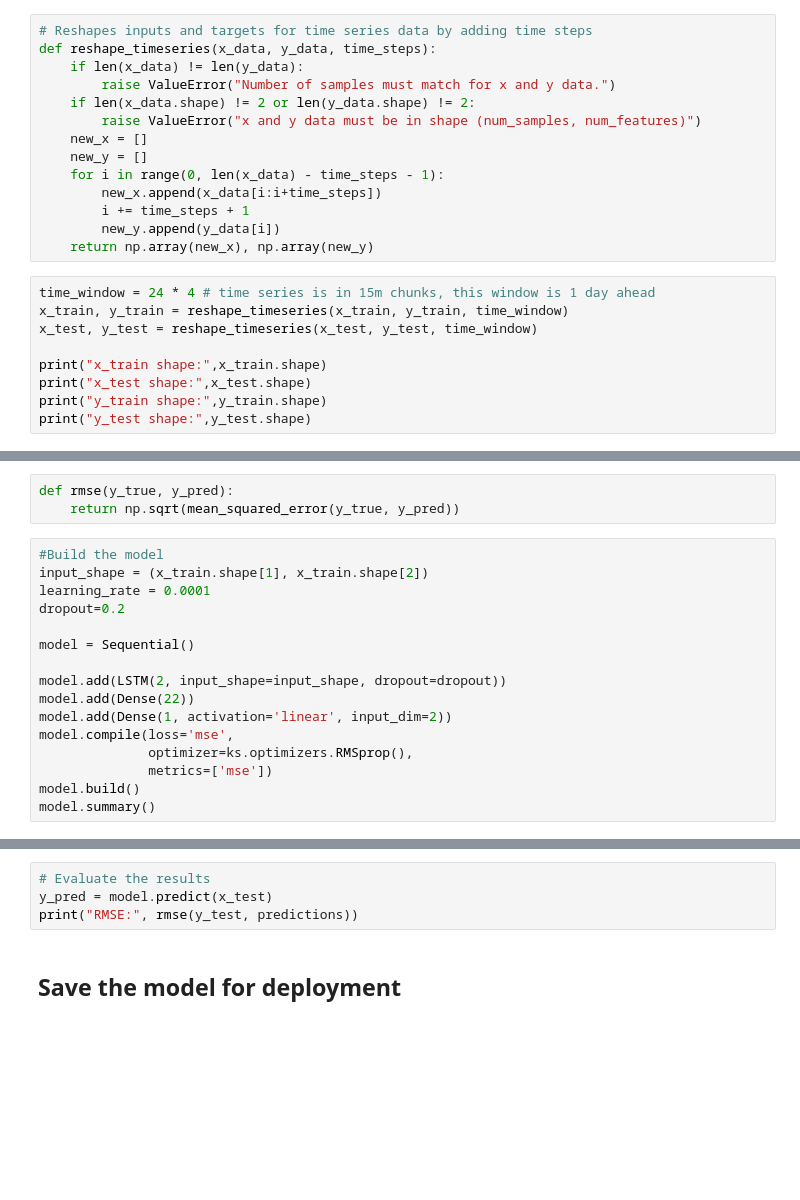
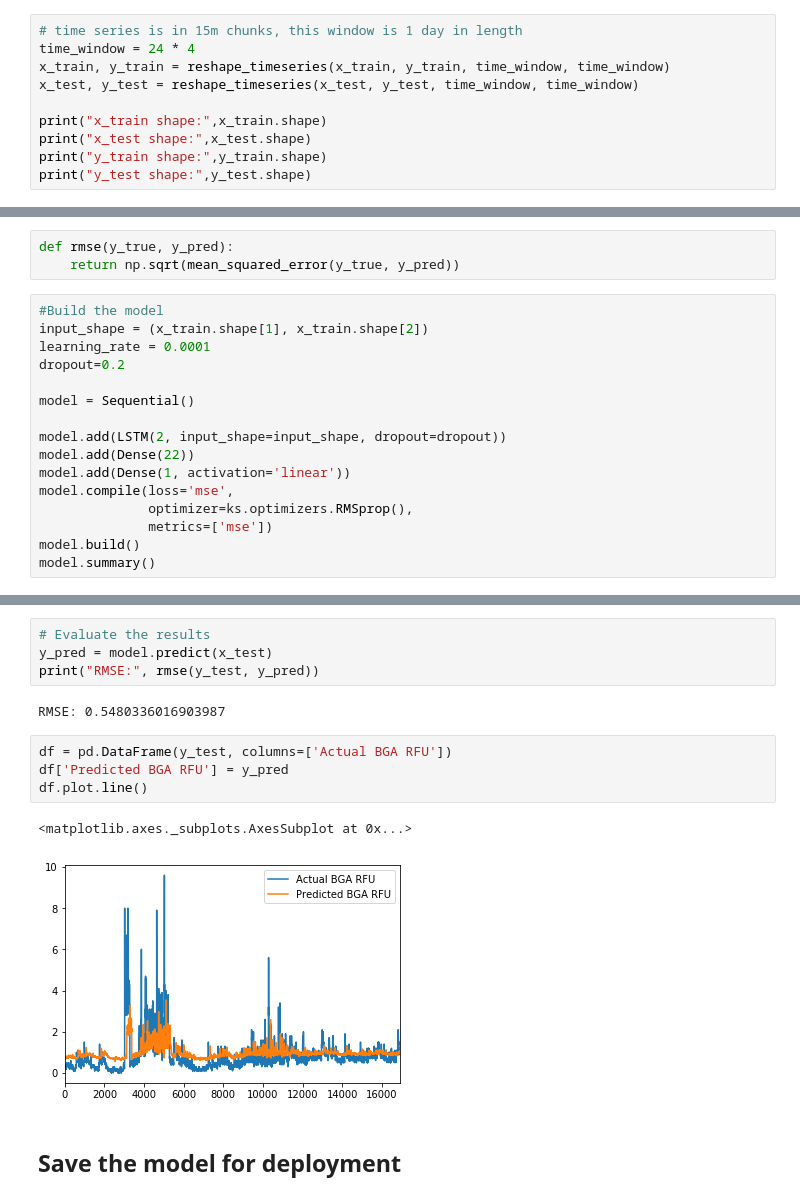
Before and after one commit to mccomackjp/algae-bloom-prediction, a Jupyter notebook: notebooks/models/rnn_prediction.ipynb, the cells around one changed output, grey strips where cells are left out. Drawn from its saved outputs; the diff is of its cells as text; blank space fills up the shorter version.

Commit message:
finished prediction prototype

```diff
--- a/notebooks/models/rnn_prediction.ipynb
+++ b/notebooks/models/rnn_prediction.ipynb
@@ -210,21 +194,8 @@ print(y_train[0])
-# %%
-# Reshapes inputs and targets for time series data by adding time steps
-def reshape_timeseries(x_data, y_data, time_steps):
-    if len(x_data) != len(y_data):
-        raise ValueError("Number of samples must match for x and y data.")
-    if len(x_data.shape) != 2 or len(y_data.shape) != 2:
-        raise ValueError("x and y data must be in shape (num_samples, num_features)")
-    new_x = []
-    new_y = []
-    for i in range(0, len(x_data) - time_steps - 1):
-        new_x.append(x_data[i:i+time_steps])
-        i += time_steps + 1
-        new_y.append(y_data[i])
-    return np.array(new_x), np.array(new_y)
 # %%
-time_window = 24 * 4 # time series is in 15m chunks, this window is 1 day ahead
-x_train, y_train = reshape_timeseries(x_train, y_train, time_window)
-x_test, y_test = reshape_timeseries(x_test, y_test, time_window)
+# time series is in 15m chunks, this window is 1 day in length
+time_window = 24 * 4
+x_train, y_train = reshape_timeseries(x_train, y_train, time_window, time_window)
+x_test, y_test = reshape_timeseries(x_test, y_test, time_window, time_window)
 
 print("x_train shape:",x_train.shape)
 print("x_test shape:",x_test.shape)
@@ -260,7 +218,7 @@ model = Sequential()
 
 model.add(LSTM(2, input_shape=input_shape, dropout=dropout))
 model.add(Dense(22))
-model.add(Dense(1, activation='linear', input_dim=2))
+model.add(Dense(1, activation='linear'))
 model.compile(loss='mse',
               optimizer=ks.optimizers.RMSprop(),
               metrics=['mse'])
@@ -296,7 +268,16 @@ Epoch 4/10
 # %%
 # Evaluate the results
 y_pred = model.predict(x_test)
-print("RMSE:", rmse(y_test, predictions))
+print("RMSE:", rmse(y_test, y_pred))
+# %% [output]
+RMSE: 0.5480336016903987
+# %%
+df = pd.DataFrame(y_test, columns=['Actual BGA RFU'])
+df['Predicted BGA RFU'] = y_pred
+df.plot.line()
+# %% [output]
+<matplotlib.axes._subplots.AxesSubplot at 0x...>
+[figure, added]
 # %% [markdown]
 ## Save the model for deployment
 # %%
```
Also changed, not shown: parts of 7 cells of this notebook, 1 other file.
